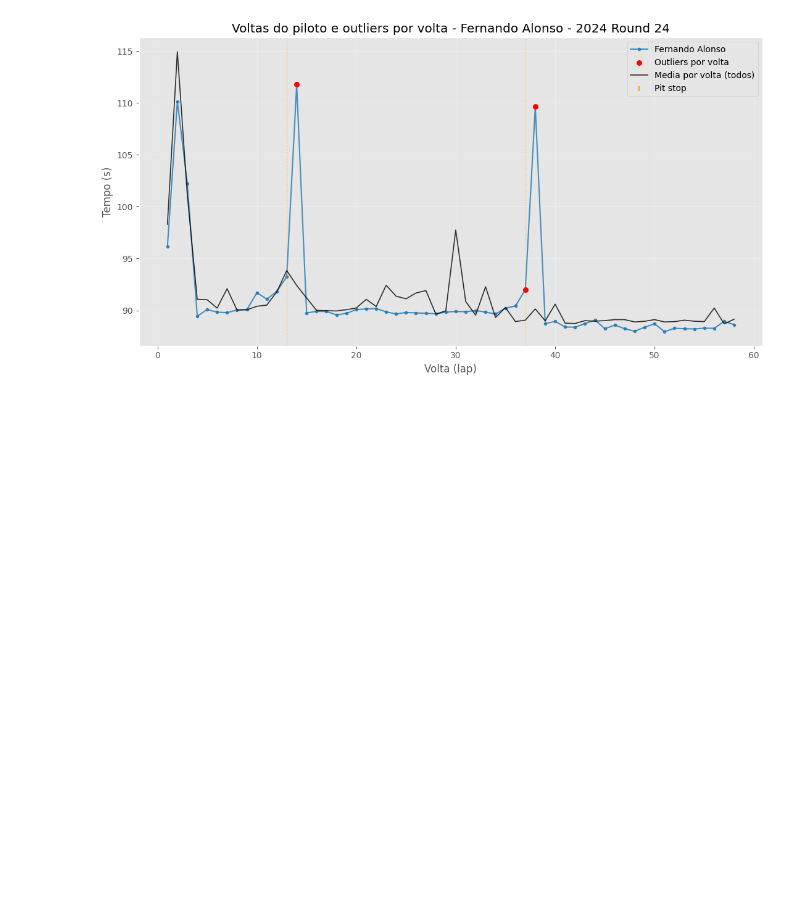
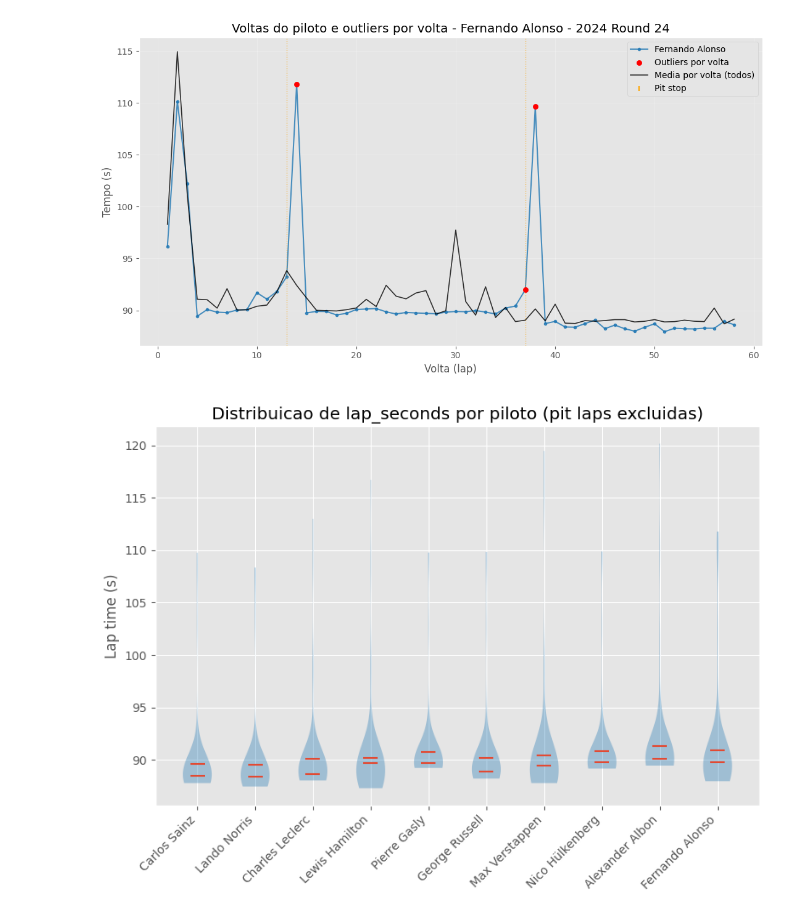
Before and after one commit to Julio1099/formula1-analytics, a Jupyter notebook: Notebooks/Analise_PySpark.ipynb, the cells around one changed output. Cells and saved outputs as stored; diff of their text form; code cells hidden in the pictures; blank space fills up the shorter version.

```diff
--- a/Notebooks/Analise_PySpark.ipynb
+++ b/Notebooks/Analise_PySpark.ipynb
@@ -583,3 +583,58 @@ plt.show()
 # %% [output]
 Piloto selecionado: Fernando Alonso (driverId=4)
 [figure]
+# %%
+# Boxplot por piloto: distribuicao de lap_seconds (exclui pit laps)
+from pyspark.sql import functions as F
+from pyspark.sql import SparkSession as _SparkSession
+import matplotlib.pyplot as plt
+
+if 'spark' not in globals() or not isinstance(spark, _SparkSession):
+    raise RuntimeError('Sessao Spark nao encontrada. Execute as celulas 1-4.')
+if 'selected_race' not in globals() or 'dfs' not in globals():
+    raise RuntimeError('Variaveis necessarias nao encontradas. Execute as celulas 2-4.')
+
+TOP_DRIVERS = 10
+EXCLUDE_PIT_LAPS = True
+
+df = (selected_race
+    .select('driver_full_name','driverId','lap', (F.col('milliseconds')/1000.0).alias('lap_s'))
+    .where(F.col('lap_s').isNotNull())
+)
+if EXCLUDE_PIT_LAPS and dfs.get('pit_stops') is not None:
+    raceId_val = int(selected_race.select('raceId').limit(1).collect()[0]['raceId'])
+    pit = (dfs['pit_stops']
+        .filter(F.col('raceId') == raceId_val)
+        .select('driverId','lap')
+        .distinct())
+    df = df.join(pit, on=['driverId','lap'], how='left_anti')
+
+top = (df.groupBy('driver_full_name','driverId')
+    .agg(F.count('*').alias('laps'))
+    .orderBy(F.col('laps').desc())
+    .limit(TOP_DRIVERS)
+    .collect())
+driver_ids = [int(r['driverId']) for r in top]
+driver_names = [r['driver_full_name'] for r in top]
+
+series = []
+labels = []
+for did, name in zip(driver_ids, driver_names):
+    vals = [float(r['lap_s']) for r in df.filter(F.col('driverId') == did).select('lap_s').collect()]
+    if vals:
+        series.append(vals)
+        labels.append(name)
+
+plt.figure(figsize=(max(8, int(len(series)*0.7)), 6))
+parts = plt.violinplot(series, showmeans=True, showmedians=True, showextrema=False)
+for pc in parts['bodies']:
+    pc.set_facecolor('#1f77b4')
+    pc.set_alpha(0.35)
+# X-ticks com nomes dos pilotos
+plt.xticks(ticks=range(1, len(labels)+1), labels=labels, rotation=45, ha='right')
+plt.ylabel('Lap time (s)')
+plt.title('Distribuicao de lap_seconds por piloto (pit laps excluidas)')
+plt.tight_layout()
+plt.show()
+# %% [output]
+[figure, added]
```
Also changed, not shown: parts of 8 cells of this notebook.
